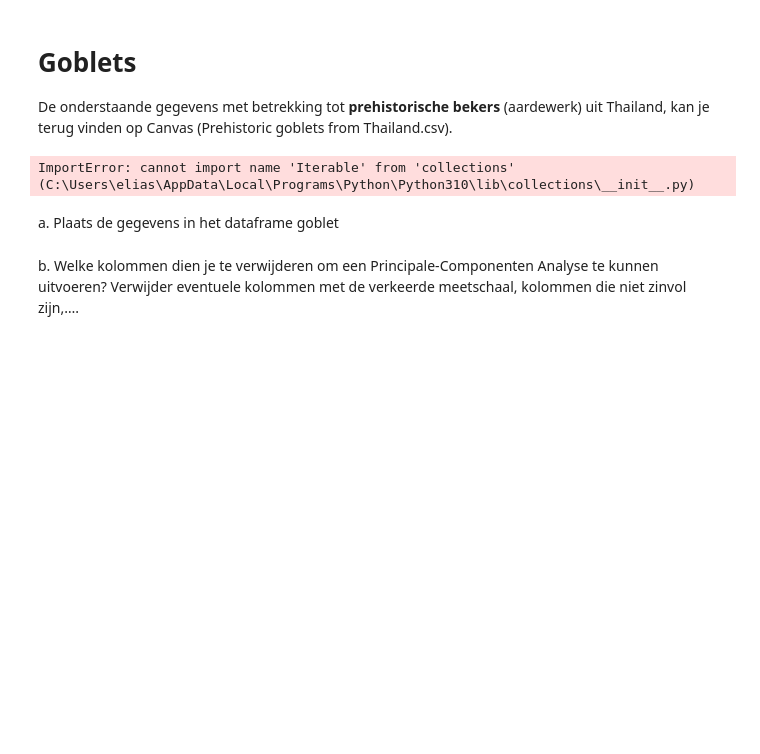
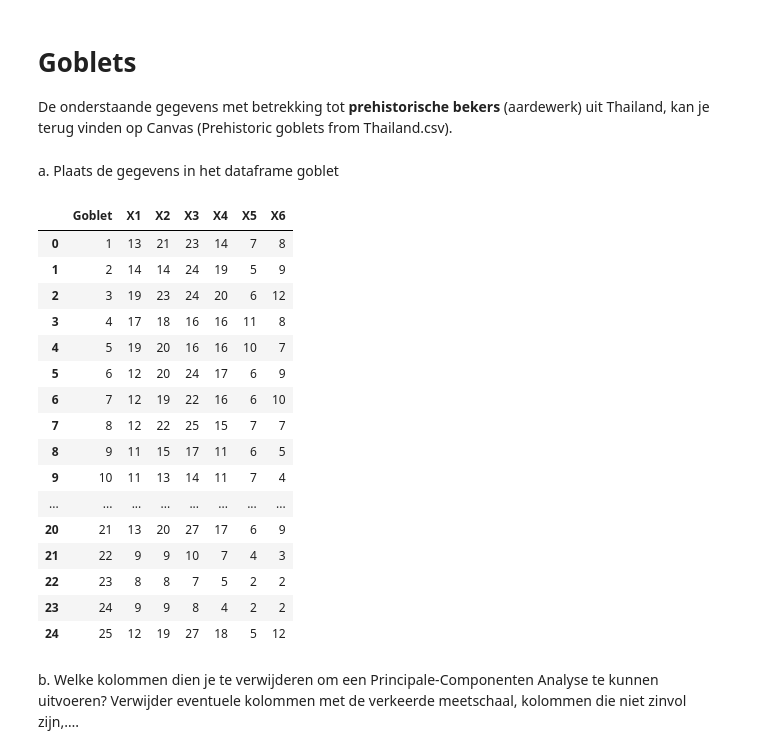
Before and after one commit to EliasDeHondt/DataScience1, a Jupyter notebook: W23P4/2 Goblet.ipynb, the cells around one changed output. Drawn from its saved outputs; the diff is of its cells as text; code cells hidden in the pictures; blank space fills up the shorter version.

```diff
--- a/W23P4/2 Goblet.ipynb
+++ b/W23P4/2 Goblet.ipynb
@@ -2,15 +2,31 @@
 # Goblets
 
 De onderstaande gegevens met betrekking tot **prehistorische bekers** (aardewerk) uit Thailand, kan je terug vinden op Canvas (Prehistoric goblets from Thailand.csv).
-# %%
-# keep
-from scripts.cursus_code import plot_images
-plot_images(['../images/goblet.png'], figsize=(5,5))
-goblets.head()
-# %% [output]
-ImportError: cannot import name 'Iterable' from 'collections' (C:\Users\elias\AppData\Local\Programs\Python\Python310\lib\collections\__init__.py)
 # %% [markdown]
 a.	Plaats de gegevens in het dataframe goblet
+# %%
+import pandas as pd
+
+goblet = pd.read_csv('data/Prehistoric goblets from Thailand.csv', sep=';')
+display(goblet)
+# %% [output]
+|  | Goblet | X1 | X2 | X3 | X4 | X5 | X6 |
+| 0 | 1 | 13 | 21 | 23 | 14 | 7 | 8 |
+| 1 | 2 | 14 | 14 | 24 | 19 | 5 | 9 |
+| 2 | 3 | 19 | 23 | 24 | 20 | 6 | 12 |
+| 3 | 4 | 17 | 18 | 16 | 16 | 11 | 8 |
+| 4 | 5 | 19 | 20 | 16 | 16 | 10 | 7 |
+| 5 | 6 | 12 | 20 | 24 | 17 | 6 | 9 |
+| 6 | 7 | 12 | 19 | 22 | 16 | 6 | 10 |
+| 7 | 8 | 12 | 22 | 25 | 15 | 7 | 7 |
+| 8 | 9 | 11 | 15 | 17 | 11 | 6 | 5 |
+| 9 | 10 | 11 | 13 | 14 | 11 | 7 | 4 |
+| ... | ... | ... | ... | ... | ... | ... | ... |
+| 20 | 21 | 13 | 20 | 27 | 17 | 6 | 9 |
+| 21 | 22 | 9 | 9 | 10 | 7 | 4 | 3 |
+| 22 | 23 | 8 | 8 | 7 | 5 | 2 | 2 |
+| 23 | 24 | 9 | 9 | 8 | 4 | 2 | 2 |
+| 24 | 25 | 12 | 19 | 27 | 18 | 5 | 12 |
 # %% [markdown]
 b.	Welke kolommen dien je te verwijderen om een Principale-Componenten Analyse te kunnen uitvoeren?
 Verwijder eventuele kolommen met de verkeerde meetschaal, kolommen die niet zinvol zijn,….
```
Also changed, not shown: 1 other file.
